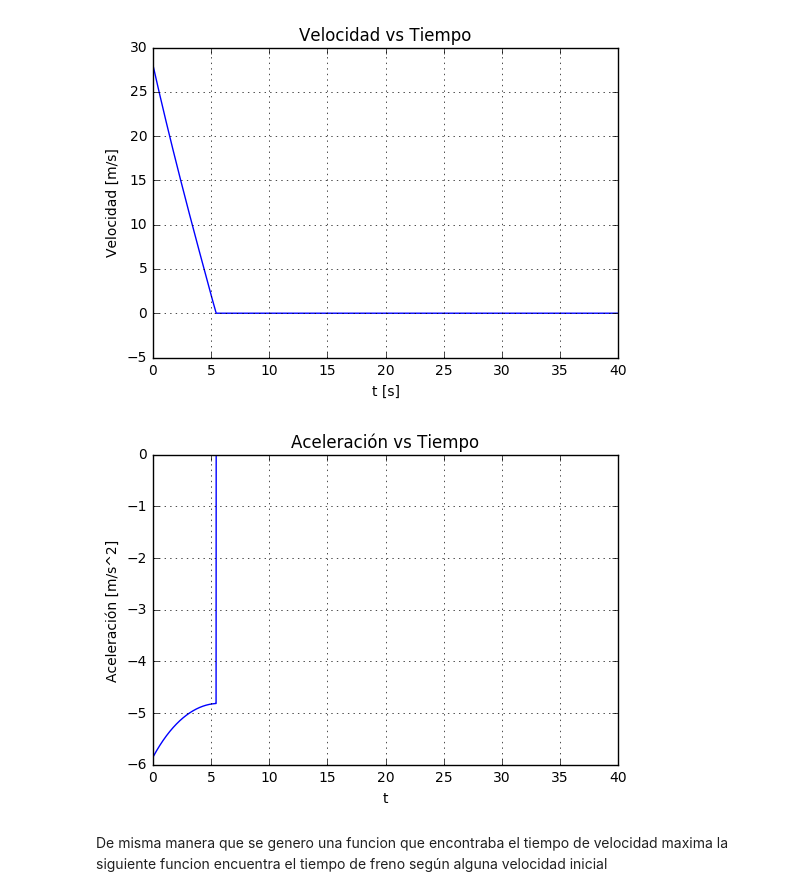
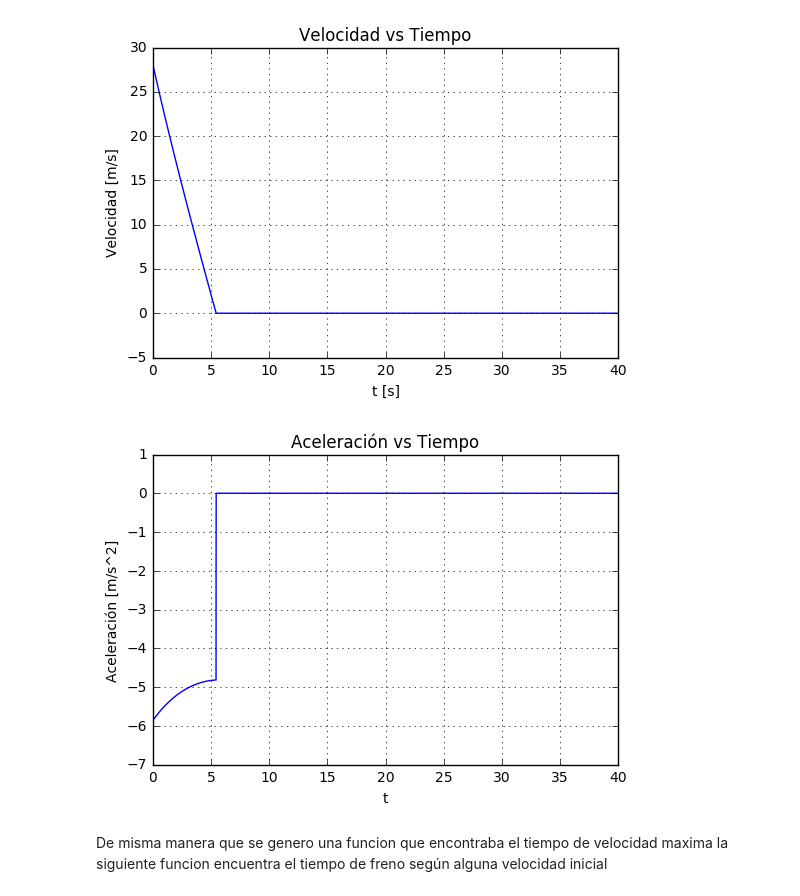
Before and after one commit to jrod781/Herramientas-Computacionales-IMEC3602, a Jupyter notebook: 03_taller02/taller2.ipynb, the cells around one changed output. Drawn from its saved outputs; the diff is of its cells as text; code cells hidden in the pictures.

```diff
--- a/03_taller02/taller2.ipynb
+++ b/03_taller02/taller2.ipynb
@@ -333,7 +335,7 @@ Condiciones iniciales prueba frenado
 # %%
 t_in=0.0;
 t_fin=40.0
-deltat=0.0001
+deltat=0.001
 #condiciones iniciales
 x_0=0
 v_0=28
@@ -367,12 +373,13 @@ plt.show()
 # %%
 plt.plot(t,ace,label="Aceleración (t)")
 plt.ylabel("Aceleración [m/s^2]")
 plt.xlabel('t')
 plt.title("Aceleración vs Tiempo")
 plt.grid()
+plt.ylim((-7,1))
 plt.show()
 # %% [output]
-[figure, old version]
+[figure, new version]
 # %% [markdown]
 De misma manera que se  genero una funcion que encontraba el tiempo de velocidad maxima la siguiente funcion encuentra el tiempo de freno según alguna velocidad inicial
 # %%
```
Also changed, not shown: parts of 14 cells of this notebook.
